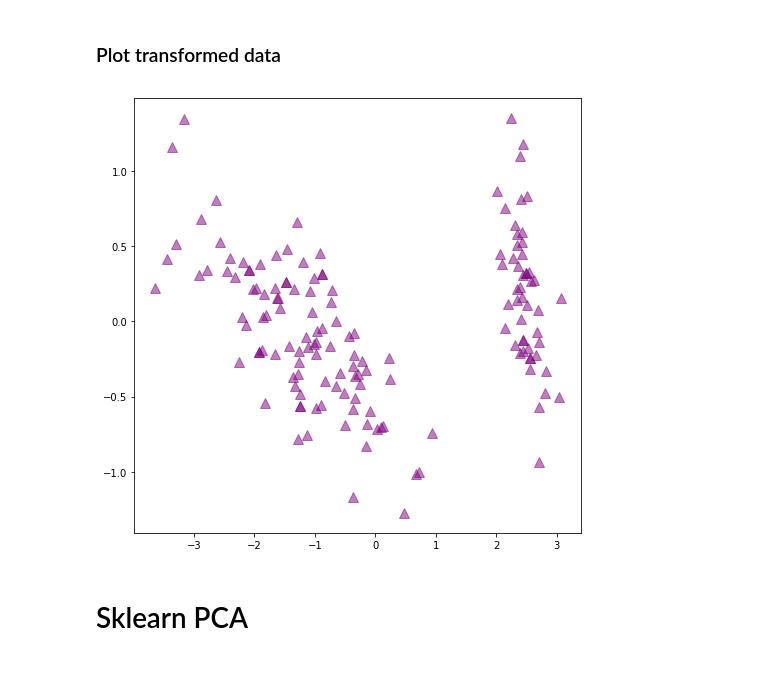
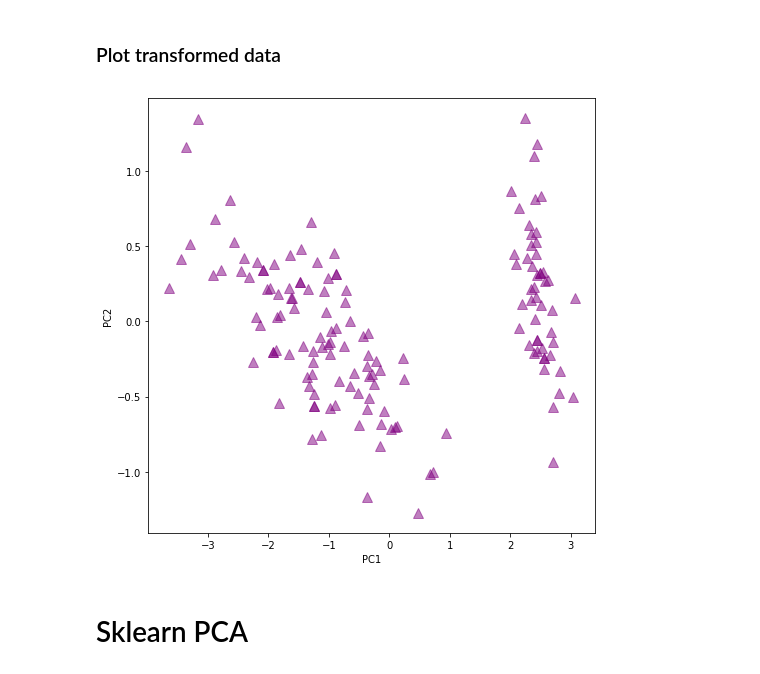
Before and after one commit to vaibkumr/stats-for-ml, a Jupyter notebook: PCA using numpy.ipynb, the cells around one changed output. Cells and saved outputs as stored; diff of their text form; code cells hidden in the pictures.

```diff
--- a/PCA using numpy.ipynb
+++ b/PCA using numpy.ipynb
@@ -98,11 +101,13 @@ pca_transformed_data = evectors.T.dot(df.T).T
 # %%
 fig = plt.figure(figsize=(8,8))
 ax = fig.add_subplot(111)
 plt.rcParams['legend.fontsize'] = 10
+plt.xlabel('PC1')
+plt.ylabel('PC2')
 ax.plot(pca_transformed_data[:,0], pca_transformed_data[:,1], '^', markersize=10, color='purple', alpha=0.5)
 plt.show()
 # %% [output]
-[figure, old version]
+[figure, new version]
 # %% [markdown]
 # Sklearn PCA
 # %%
```
Also changed, not shown: parts of 2 cells of this notebook.
